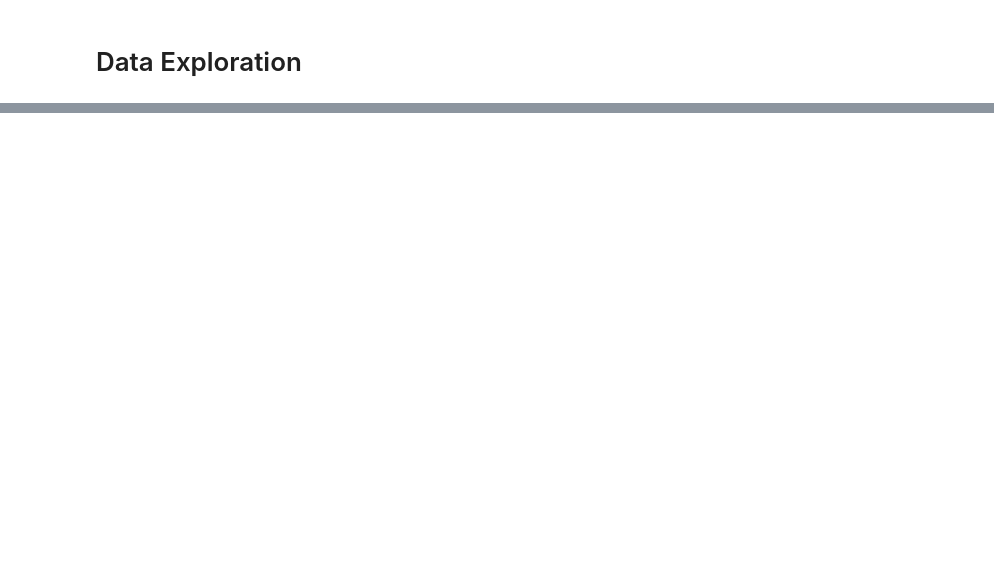
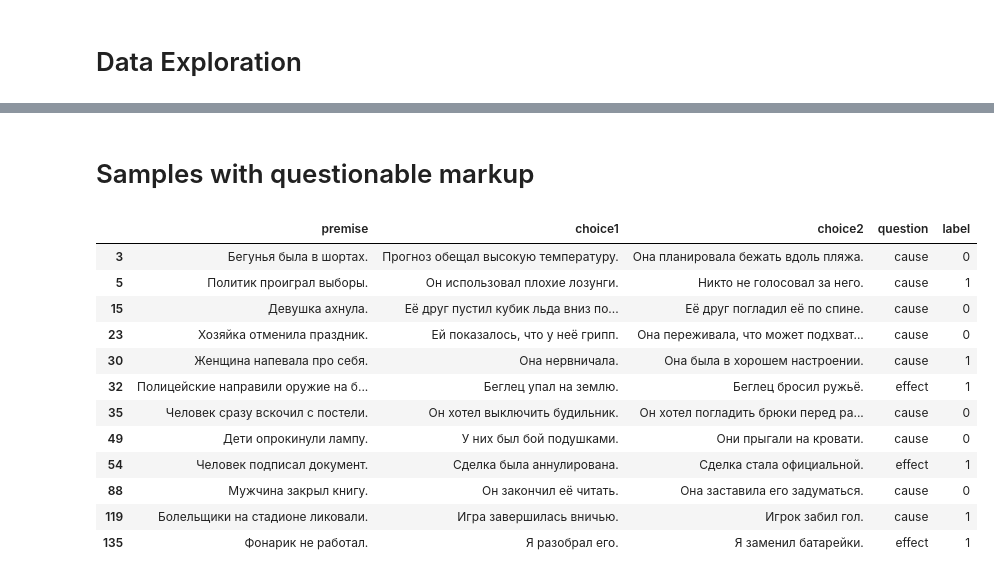
Before and after one commit to tatiana-iazykova/2020_HACK_RUSSIANSUPERGLUE, a Jupyter notebook: RSG_PARus_.ipynb, the cells around one changed output, grey strips where cells are left out. Saved outputs shown, nothing was run; the diff lists cells and outputs as text; code cells hidden in the pictures; blank space fills up the shorter version.

```diff
--- a/RSG_PARus_.ipynb
+++ b/RSG_PARus_.ipynb
@@ -181,0 +109,8 @@ Name: label, dtype: int64
+# %%
+train['premise_lemmas'] = train.premise.apply(lemmatize)
+train['choice1_lemmas'] = train.choice1.apply(lemmatize)
+train['choice2_lemmas'] = train.choice2.apply(lemmatize)
+
+valid['premise_lemmas'] = valid.premise.apply(lemmatize)
+valid['choice1_lemmas'] = valid.choice1.apply(lemmatize)
+valid['choice2_lemmas'] = valid.choice2.apply(lemmatize)
@@ -181,0 +237,22 @@ Name: label, dtype: int64
+# %%
+# concatenate columns
+
+def build_feature_PARus(row):
+    premise = str(row["premise"]).strip()
+    choice1 = row["choice1"]
+    choice2 = row["choice2"]
+    label = row.get("label")
+    question = "Что было ПРИЧИНОЙ этого?" if row["question"] == "cause" else "Что случилось в РЕЗУЛЬТАТЕ?"
+    res = f"{premise} {question} {choice1} {choice2}"
+    return res
+
+
+train_concat = []
+for i, row in train.iterrows():
+    train_concat.append(build_feature_PARus(row))
+train['concatenated'] = train_concat
+
+valid_concat = []
+for i, row in valid.iterrows():
+    valid_concat.append(build_feature_PARus(row))
+valid['concatenated'] =  valid_concat
@@ -181,0 +422,18 @@ Name: label, dtype: int64
+# %% [markdown]
+# Samples with questionable  markup
+# %%
+train.iloc[[3, 5, 15, 23, 30, 32, 35, 49, 54, 88, 119, 135]][['premise', 'choice1', 'choice2', 'question', 'label']]
+# %% [output]
+|  | premise | choice1 | choice2 | question | label |
+| 3 | Бегунья была в шортах. | Прогноз обещал высокую температуру. | Она планировала бежать вдоль пляжа. | cause | 0 |
+| 5 | Политик проиграл выборы. | Он использовал плохие лозунги. | Никто не голосовал за него. | cause | 1 |
+| 15 | Девушка ахнула. | Её друг пустил кубик льда вниз по... | Её друг погладил её по спине. | cause | 0 |
+| 23 | Хозяйка отменила праздник. | Ей показалось, что у неё грипп. | Она переживала, что может подхват... | cause | 0 |
+| 30 | Женщина напевала про себя. | Она нервничала. | Она была в хорошем настроении. | cause | 1 |
+| 32 | Полицейские направили оружие на б... | Беглец упал на землю. | Беглец бросил ружьё. | effect | 1 |
+| 35 | Человек сразу вскочил с постели. | Он хотел выключить будильник. | Он хотел погладить брюки перед ра... | cause | 0 |
+| 49 | Дети опрокинули лампу. | У них был бой подушками. | Они прыгали на кровати. | cause | 0 |
+| 54 | Человек подписал документ. | Сделка была аннулирована. | Сделка стала официальной. | effect | 1 |
+| 88 | Мужчина закрыл книгу. | Он закончил её читать. | Она заставила его задуматься. | cause | 0 |
+| 119 | Болельщики на стадионе ликовали. | Игра завершилась вничью. | Игрок забил гол. | cause | 1 |
+| 135 | Фонарик не работал. | Я разобрал его. | Я заменил батарейки. | effect | 1 |
```
Also changed, not shown: parts of 47 cells of this notebook, 1 other file.
